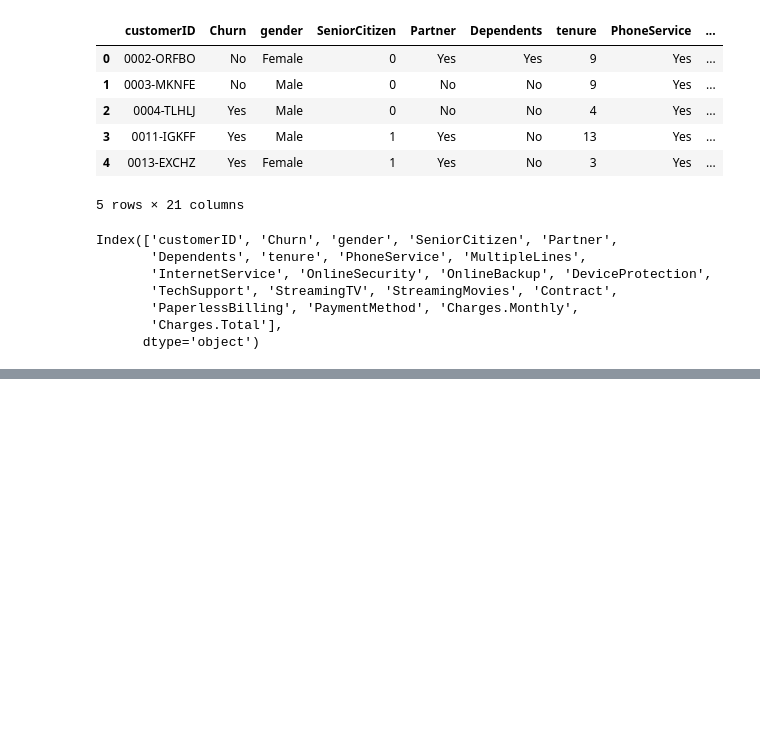
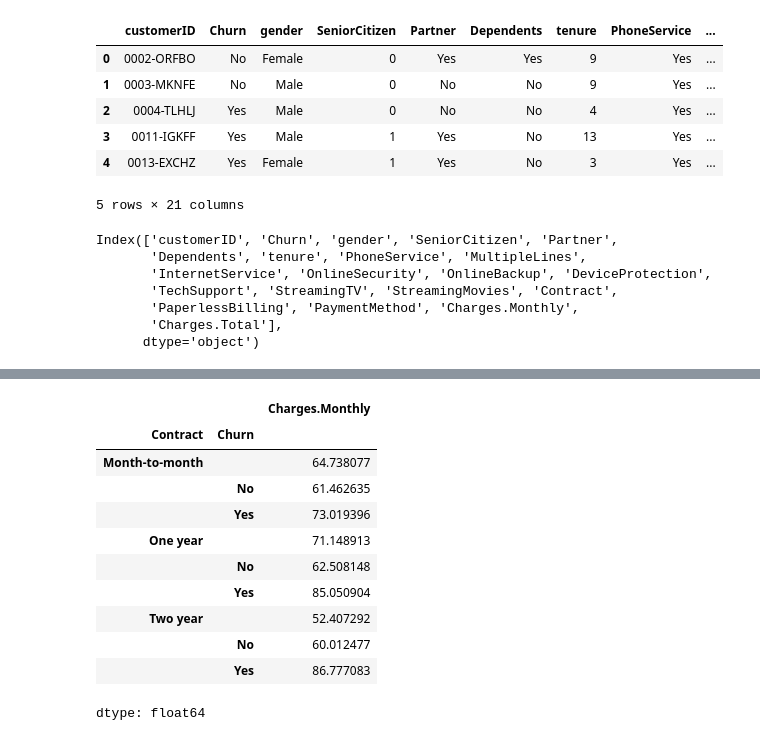
Before and after one commit to Samuel442/challenge-telecomX, a Jupyter notebook: challenge_telecomX.ipynb, the cells around one changed output, grey strips where cells are left out. Drawn from its saved outputs; the diff is of its cells as text; code cells hidden in the pictures; blank space fills up the shorter version.

```diff
--- a/challenge_telecomX.ipynb
+++ b/challenge_telecomX.ipynb
@@ -86,0 +223,15 @@ Index(['customerID', 'Churn', 'gender', 'SeniorCitizen', 'Partner',
+# %%
+df_telecon_normalizado.groupby(['Contract', 'Churn'])['Charges.Monthly'].mean()
+# %% [output]
+|  |  | Charges.Monthly |
+| Contract | Churn |  |
+| Month-to-month |  | 64.738077 |
+|  | No | 61.462635 |
+|  | Yes | 73.019396 |
+| One year |  | 71.148913 |
+|  | No | 62.508148 |
+|  | Yes | 85.050904 |
+| Two year |  | 52.407292 |
+|  | No | 60.012477 |
+|  | Yes | 86.777083 |
+dtype: float64
```
Also changed, not shown: parts of 22 cells of this notebook.
